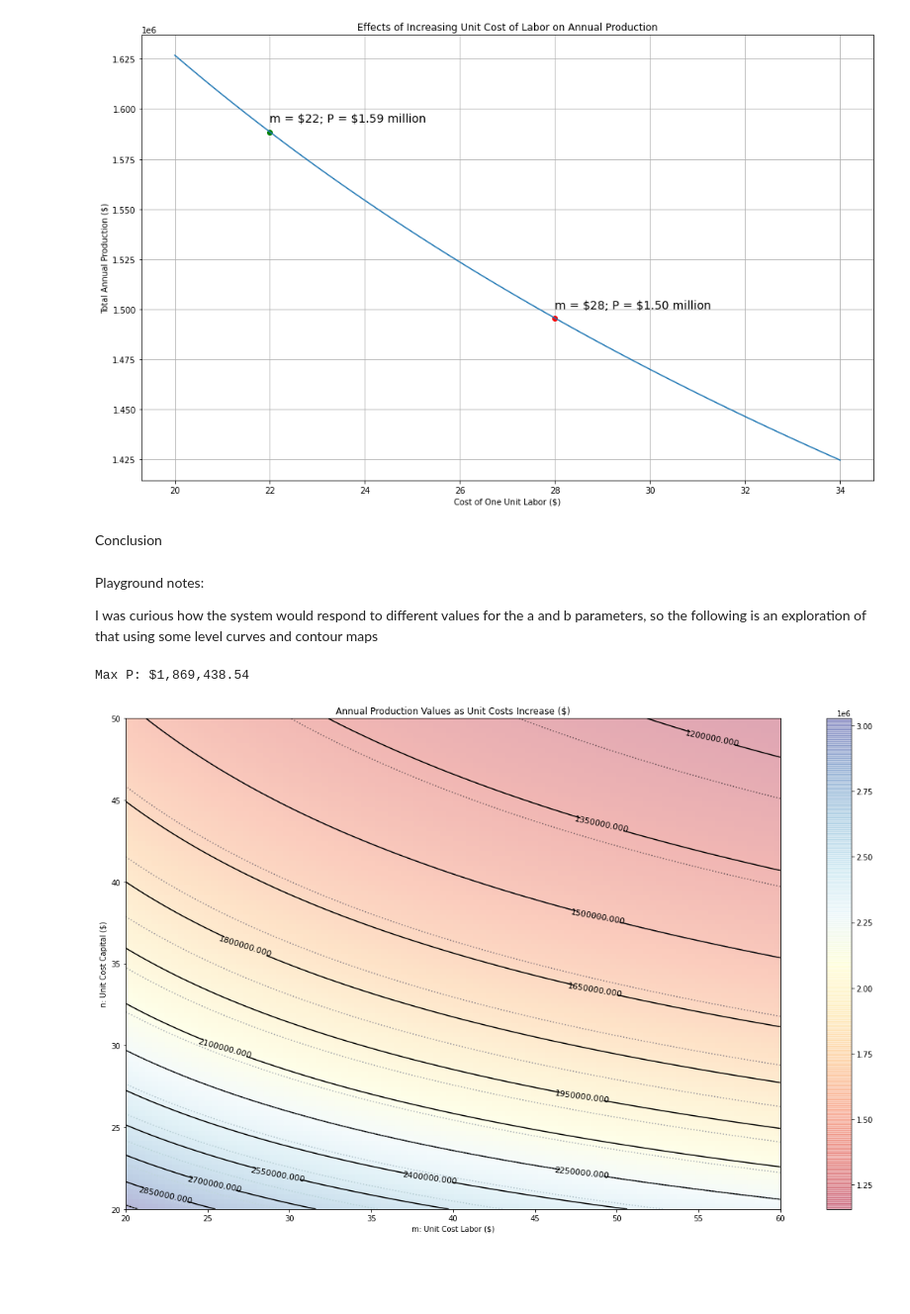
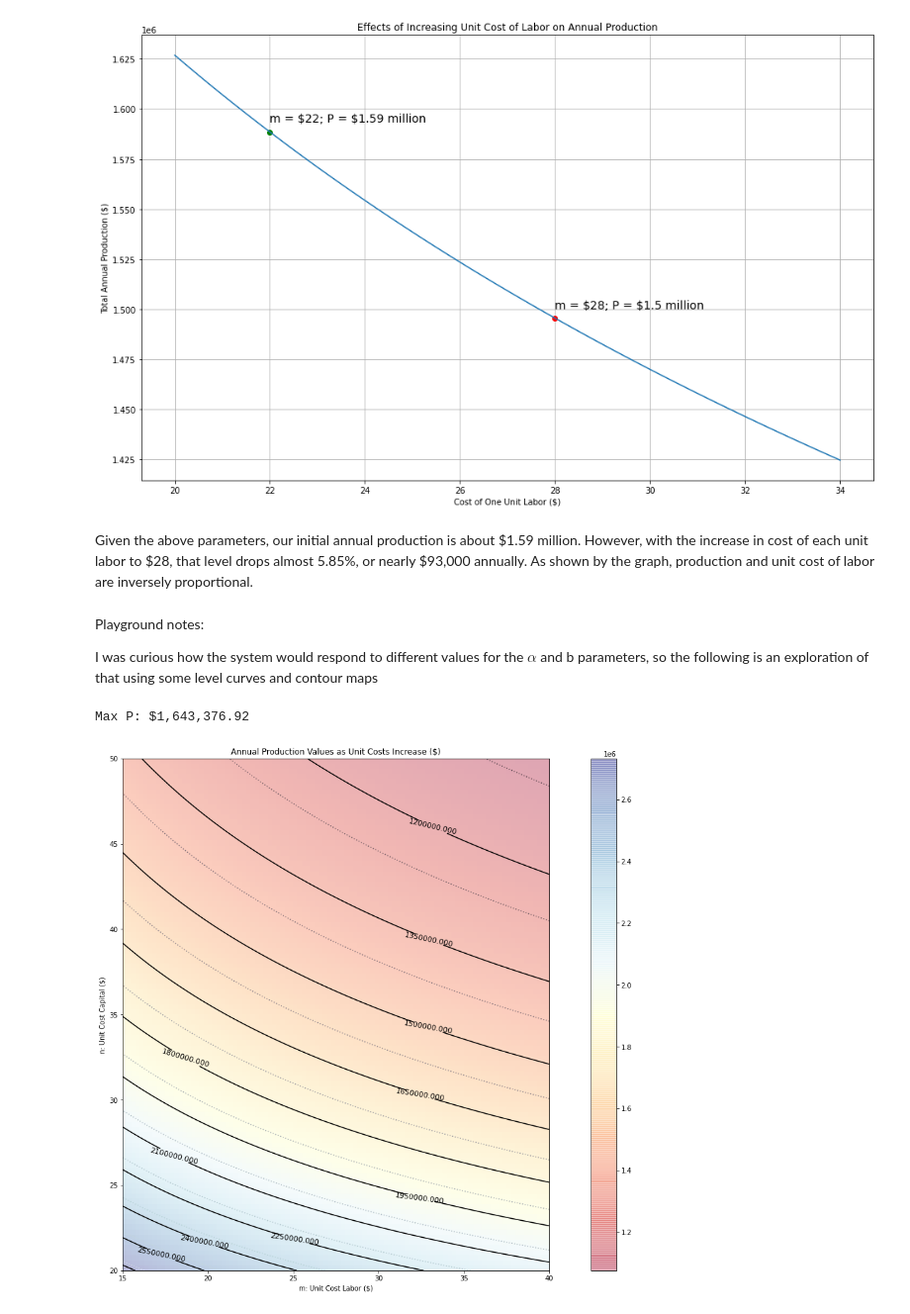
Before and after one commit to awhooshingwind/Math254, a Jupyter notebook: jpierson_wp1_suppl.ipynb, the cells around one changed output. Shown: that part at 99% size. Drawn from its saved outputs; the diff is of its cells as text; code cells hidden in the pictures; blank space fills up the shorter version.

```diff
--- a/jpierson_wp1_suppl.ipynb
+++ b/jpierson_wp1_suppl.ipynb
@@ -73,6 +79,7 @@ Repeat above steps, solving $\frac{n \alpha K}{L} \ = \ m \ (1 - \alpha) $ for m
 a = 1/4;
 b = 100;
 n = 34;
+m = [22, 28]
 p = 850000;
 
 # def functions
@@ -88,8 +95,8 @@ def L_func(m):
   return a*p/m;
 
 # calc solutions
-L1 = L_func(22);
-L2 = L_func(28);
+L1 = L_func(m[0]);
+L2 = L_func(m[1]);
 max1 = P_func(L1,K);
 max2 = P_func(L2, K);
 
@@ -97,7 +104,7 @@ percent_change = (max1-max2)/max1
 abs_change = max1-max2
 
 # output results
-out = f'Max P (m = $22): ${max1:,.2f}\nMax P (m = $28): ${max2:,.2f}\n\nPercent Change: {percent_change:.2%}\nAbsolute Change: ${abs_change:,.2f}'
+out = f'Max P (m = ${m[0]}): ${max1:,.2f}\nMax P (m = ${m[1]}): ${max2:,.2f}\n\nPercent Change: {percent_change:.2%}\nAbsolute Change: ${abs_change:,.2f}'
 print(out)
 # %% [output]
 Max P (m = $22): $1,588,491.95
@@ -132,12 +138,12 @@ plt.annotate('m = \$28; P = $1.50 million',xy=(28,max2+5000),fontsize=14)
 plt.show;
 # %% [output]
 [figure]
-# %% [markdown]
-Conclusion
+# %% [markdown]
+Given the above parameters, our initial annual production is about \$1.59 million. However, with the increase in cost of each unit labor to $28, that level drops almost 5.85%, or nearly \$93,000 annually. As shown by the graph, production and unit cost of labor are inversely proportional.
 # %% [markdown]
 Playground notes:
 
-I was curious how the system would respond to different values for the a and b parameters, so the following is an exploration of that using some level curves and contour maps
+I was curious how the system would respond to different values for the $\alpha$ and b parameters, so the following is an exploration of that using some level curves and contour maps
 # %%
 # Playground
 
@@ -147,8 +153,8 @@ def cobb_doug(b,L, a, K):
 
 # parameters for testing
 m_test = 28
-n_test = 34
-b_test = 125
+n_test = 32
+b_test = 105
 L_test = L_func(m_test)
 a_test = 1/4
 K_test = K_func(n_test)
@@ -158,47 +164,47 @@ max_test = cobb_doug(b_test, L_test, a_test, K_test)
 test_out = f'Max P: ${max_test:,.2f}'
 print(test_out)
 # %% [output]
-Max P: $1,869,438.54
+Max P: $1,643,376.92
 # %%
 # Playground Pt 2 (level map)
 
 # Let x represent m and y represent n
-# Parameters (for easier adjusting)
-x_min = 20
-x_max = 60
+# Parameters (adjusting ranges/sample size for costs m and n)
+x_min = 15
+x_max = 40
 y_min = 20
 y_max = 50
 sample = 100
 
-# Level map
+# Generate Level map
 x = np.linspace(x_min, x_max, sample)
 y = np.linspace(y_min, y_max, sample)
 X, Y = np.meshgrid(x, y)
 
 L_level = L_func(X)
 K_level = K_func(Y)
 
 # Let Z represent P
 # adjusted values
 Z = cobb_doug(b_test, L_level, a_test, K_level)
 Z = np.array(Z)
-# original parameters
+# original parameter values for comparison
 Z0 = cobb_doug(b, L_level, a, K_level)
 Z0 = np.array(Z0)
 
 # Plots w/ labels
-plt.figure(figsize = (22,12))
+plt.figure(figsize = (22,14))
 contours = plt.contour(X, Y, Z, 14, colors='black')
 plt.clabel(contours, inline=True, fontsize=11)
 plt.imshow(Z, extent=[x[0], x[-1], y[0], y[-1]], origin='lower',
            cmap='RdYlBu', alpha=0.35)
 plt.xlabel('m: Unit Cost Labor ($)')
 plt.ylabel('n: Unit Cost Capital ($)')
 plt.title('Annual Production Values as Unit Costs Increase ($)')
 plt.colorbar();
 
-# overlay levels using given a and b parameters (dotted)
+# overlay unadjusted levels using given a and b parameters (dotted)
 plt.contour(X, Y, Z0, 14,cmap="bone", linestyles='dotted', alpha=0.6)
 plt.show()
 # %% [output]
-[figure, old version]
+[figure, new version]
```
Also changed, not shown: parts of 12 cells of this notebook.
